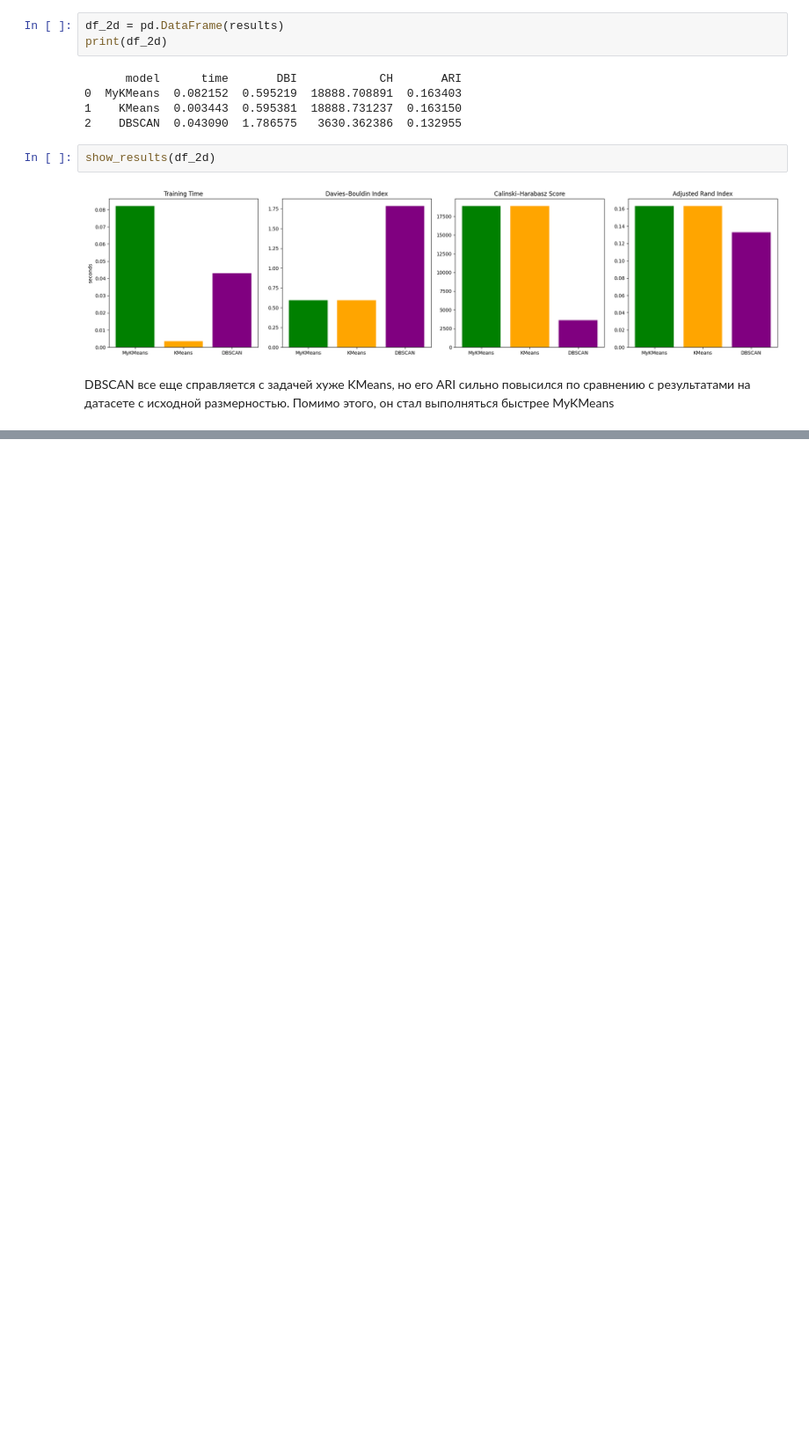
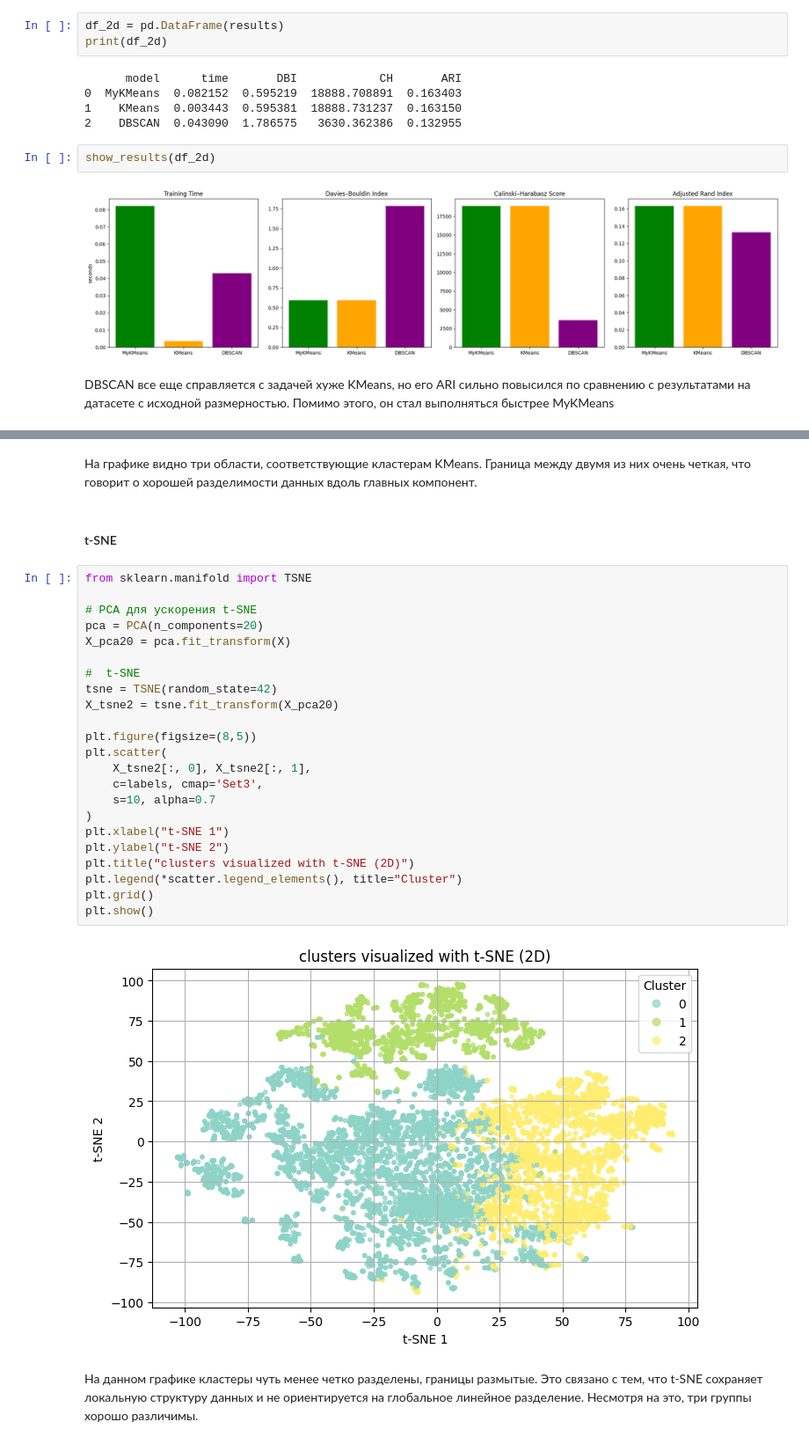
Before and after one commit to sofyak0zyreva/ml-course, a Jupyter notebook: homework/task6.ipynb, the cells around one changed output, grey strips where cells are left out. Shown at 88% size. Drawn from its saved outputs; the diff is of its cells as text; blank space fills up the shorter version.

```diff
--- a/homework/task6.ipynb
+++ b/homework/task6.ipynb
@@ -741,0 +759,31 @@ DBSCAN все еще справляется с задачей хуже KMeans,
+# %% [markdown]
+На графике видно три области, соответствующие кластерам KMeans. Граница между двумя из них очень четкая, что говорит о хорошей разделимости данных вдоль главных компонент.
+# %% [markdown]
+#### t-SNE
+# %%
+from sklearn.manifold import TSNE
+
+# PCA для ускорения t-SNE
+pca = PCA(n_components=20)
+X_pca20 = pca.fit_transform(X)
+
+#  t-SNE
+tsne = TSNE(random_state=42)
+X_tsne2 = tsne.fit_transform(X_pca20)
+
+plt.figure(figsize=(8,5))
+plt.scatter(
+    X_tsne2[:, 0], X_tsne2[:, 1],
+    c=labels, cmap='Set3',
+    s=10, alpha=0.7
+)
+plt.xlabel("t-SNE 1")
+plt.ylabel("t-SNE 2")
+plt.title("clusters visualized with t-SNE (2D)")
+plt.legend(*scatter.legend_elements(), title="Cluster")
+plt.grid()
+plt.show()
+# %% [output]
+[figure, added]
+# %% [markdown]
+На данном графике кластеры чуть менее четко разделены, границы размытые. Это связано с тем, что t-SNE сохраняет локальную структуру данных и не ориентируется на глобальное линейное разделение. Несмотря на это, три группы хорошо различимы.
```
Also changed, not shown: parts of 7 cells of this notebook.
